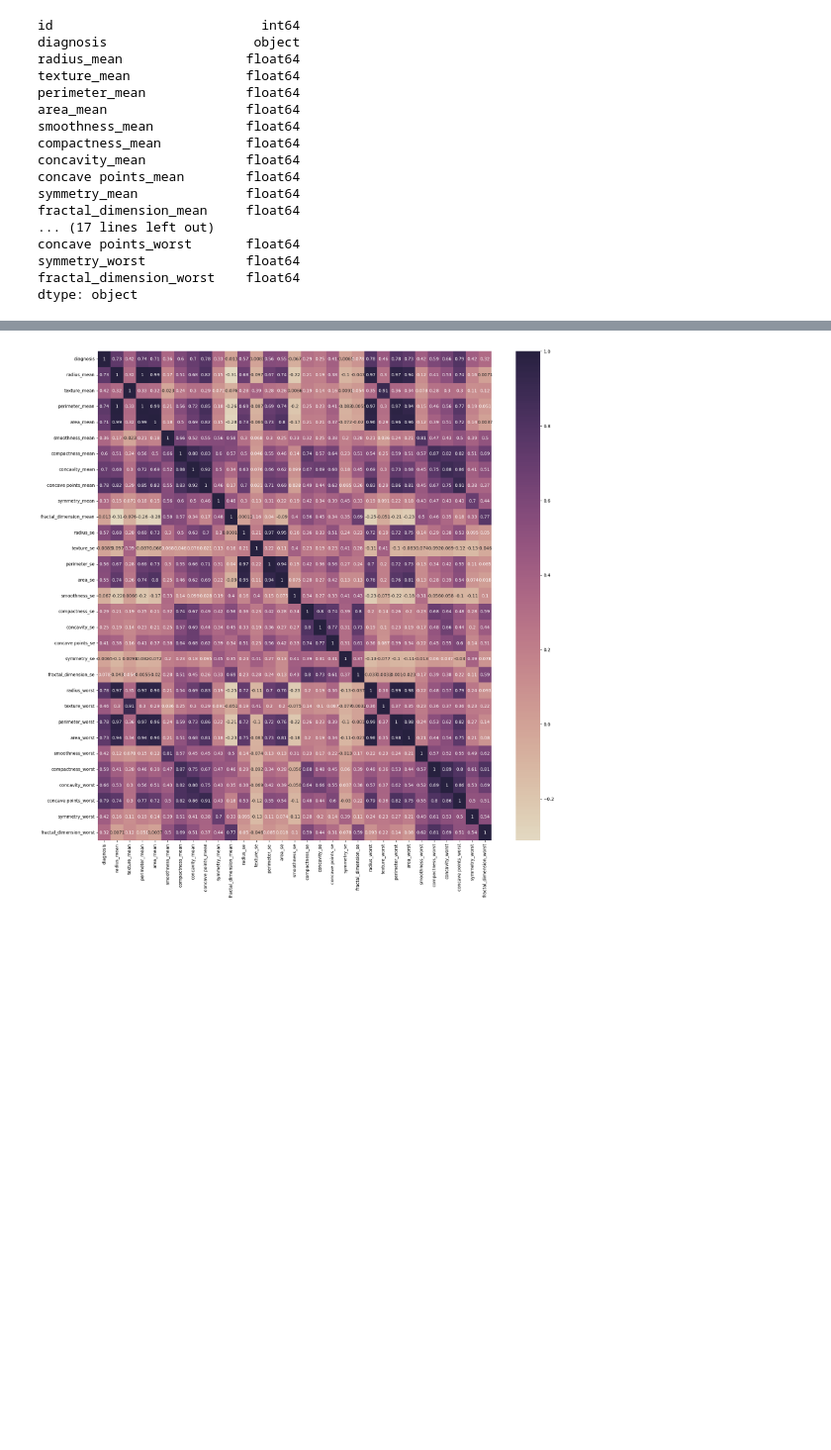
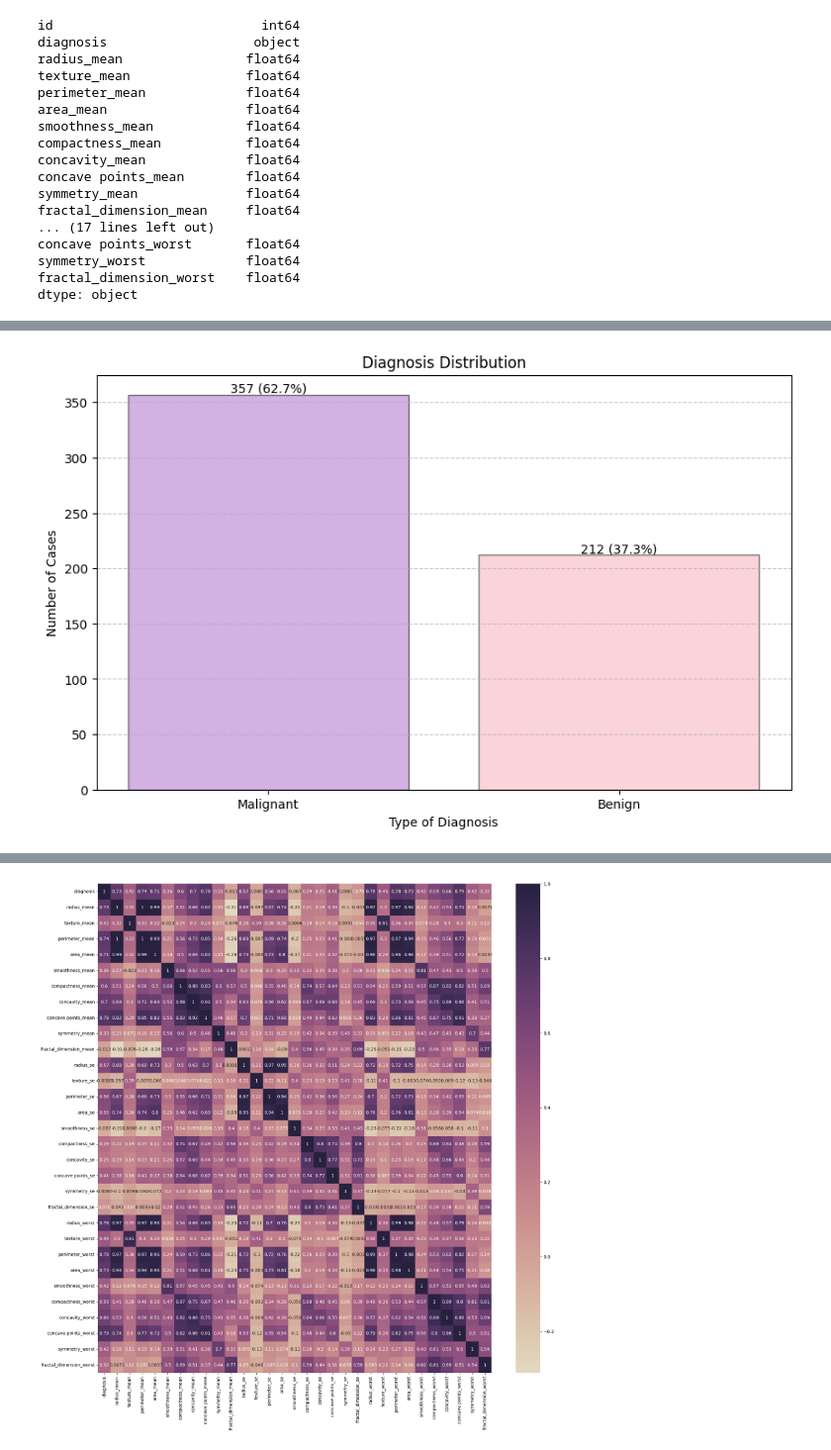
Before and after one commit to Nazneen-akram/NED-Data-Science-Artificial-Intelligence, a Jupyter notebook: breast_cancer_EDA.ipynb, the cells around one changed output, grey strips where cells are left out. Shown at 99% size. Saved outputs shown, nothing was run; the diff lists cells and outputs as text; code cells hidden in the pictures; blank space fills up the shorter version.

```diff
--- a/breast_cancer_EDA.ipynb
+++ b/breast_cancer_EDA.ipynb
@@ -122,0 +96,25 @@ fig_4.show()
+# %%
+diagnosis_counts = df['diagnosis'].value_counts()
+diagnosis_labels = ['Malignant', 'Benign']
+
+# Create a bar plot
+plt.figure(figsize=(10, 6))
+plt.bar(diagnosis_labels, diagnosis_counts, color=['#A865C9', '#f6abb6'], edgecolor='black', alpha=0.5)
+
+# Customize the plot
+plt.title('Diagnosis Distribution')
+plt.xlabel('Type of Diagnosis')
+plt.ylabel('Number of Cases')
+
+# Add grid lines
+plt.grid(axis='y', linestyle='--', alpha=0.7)
+
+# Add percentage labels to the bars
+for i, count in enumerate(diagnosis_counts):
+    percentage = '{:.1f}%'.format(100 * count / len(df))
+    plt.text(i, count, f'{count} ({percentage})', ha='center', va='bottom')
+
+# Show the plot
+plt.show()
+# %% [output]
+[figure, added]
```
Also changed, not shown: parts of 53 cells of this notebook.
